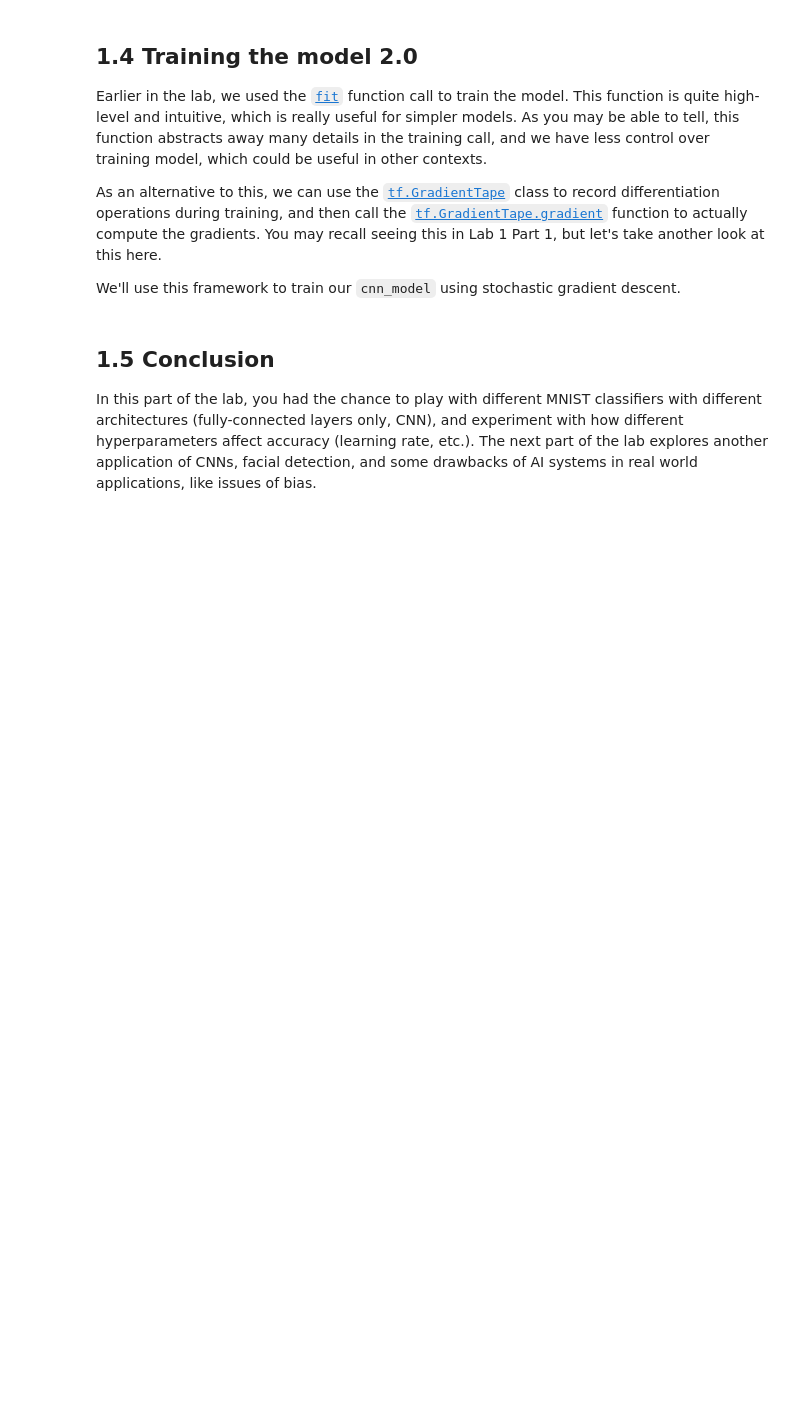
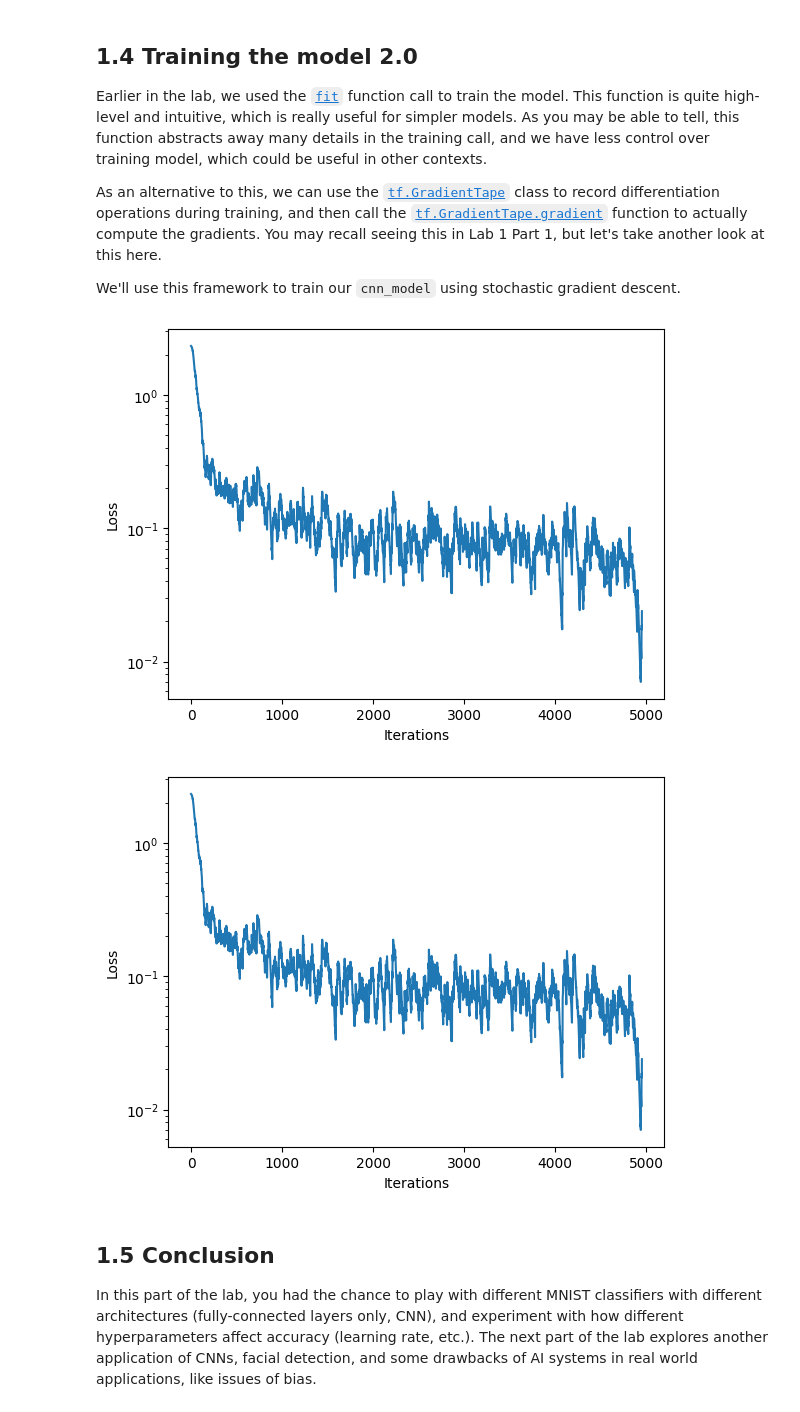
Before and after one commit to nhefner12/CECS_553_Labs, a Jupyter notebook: lab2/Part1_MNIST.ipynb, the cells around one changed output. Saved outputs shown, nothing was run; the diff lists cells and outputs as text; code cells hidden in the pictures; blank space fills up the shorter version.

```diff
--- a/lab2/Part1_MNIST.ipynb
+++ b/lab2/Part1_MNIST.ipynb
@@ -90,10 +116,11 @@ def build_fc_model():
       tf.keras.layers.Flatten(),
 
       # '''TODO: Define the activation function for the first fully connected (Dense) layer.'''
-      tf.keras.layers.Dense(128, activation= '''TODO'''),
+      tf.keras.layers.Dense(128, activation='relu'),
 
       # '''TODO: Define the second Dense layer to output the classification probabilities'''
-      '''TODO: Dense layer to output classification probabilities'''
+      # '''TODO: Dense layer to output classification probabilities'''
+      tf.keras.layers.Dense(10, activation='softmax')
 
   ])
   return fc_model
@@ -174,16 +216,16 @@ def build_cnn_model():
     cnn_model = tf.keras.Sequential([
 
         # TODO: Define the first convolutional layer
-        tf.keras.layers.Conv2D('''TODO'''),
+        tf.keras.layers.Conv2D(24, (3,3), activation='relu'),
 
         # TODO: Define the first max pooling layer
-        tf.keras.layers.MaxPool2D('''TODO'''),
+        tf.keras.layers.MaxPool2D((2,2)),
 
         # TODO: Define the second convolutional layer
-        tf.keras.layers.Conv2D('''TODO'''),
+        tf.keras.layers.Conv2D(36, (3,3), activation='relu'),
 
         # TODO: Define the second max pooling layer
-        tf.keras.layers.MaxPool2D('''TODO'''),
+        tf.keras.layers.MaxPool2D((2,2)),
 
         tf.keras.layers.Flatten(),
         tf.keras.layers.Dense(128, activation=tf.nn.relu),
@@ -191,7 +233,8 @@ def build_cnn_model():
         # TODO: Define the last Dense layer to output the classification
         # probabilities. Pay attention to the activation needed a probability
         # output
-        '''TODO: Dense layer to output classification probabilities'''
+        # '''TODO: Dense layer to output classification probabilities'''
+        tf.keras.layers.Dense(10, activation='softmax')
     ])
 
     return cnn_model
@@ -282,35 +371,38 @@ We'll use this framework to train our `cnn_model` using stochastic gradient desc
 # %%
 # Rebuild the CNN model
 cnn_model = build_cnn_model()
 
 batch_size = 12
 loss_history = mdl.util.LossHistory(smoothing_factor=0.95) # to record the evolution of the loss
 plotter = mdl.util.PeriodicPlotter(sec=2, xlabel='Iterations', ylabel='Loss', scale='semilogy')
 optimizer = tf.keras.optimizers.SGD(learning_rate=1e-2) # define our optimizer
 
 if hasattr(tqdm, '_instances'): tqdm._instances.clear() # clear if it exists
 
 for idx in tqdm(range(0, train_images.shape[0], batch_size)):
   # First grab a batch of training data and convert the input images to tensors
   (images, labels) = (train_images[idx:idx+batch_size], train_labels[idx:idx+batch_size])
   images = tf.convert_to_tensor(images, dtype=tf.float32)
 
   # GradientTape to record differentiation operations
   with tf.GradientTape() as tape:
     #'''TODO: feed the images into the model and obtain the predictions'''
-    logits = # TODO
+    logits = cnn_model(images)
 
     #'''TODO: compute the categorical cross entropy loss
-    loss_value = tf.keras.backend.sparse_categorical_crossentropy('''TODO''', '''TODO''') # TODO
+    loss_value = tf.keras.backend.sparse_categorical_crossentropy(labels, logits) # TODO
 
   loss_history.append(loss_value.numpy().mean()) # append the loss to the loss_history record
   plotter.plot(loss_history.get())
 
   # Backpropagation
   '''TODO: Use the tape to compute the gradient against all parameters in the CNN model.
       Use cnn_model.trainable_variables to access these parameters.'''
-  grads = # TODO
+  grads = tape.gradient(loss_value, cnn_model.trainable_variables) # TODO
   optimizer.apply_gradients(zip(grads, cnn_model.trainable_variables))
+# %% [output]
+[figure, added]
+[figure, added]
 # %% [markdown]
 ## 1.5 Conclusion
 In this part of the lab, you had the chance to play with different MNIST classifiers with different architectures (fully-connected layers only, CNN), and experiment with how different hyperparameters affect accuracy (learning rate, etc.). The next part of the lab explores another application of CNNs, facial detection, and some drawbacks of AI systems in real world applications, like issues of bias.
```
Also changed, not shown: parts of 15 cells of this notebook.
